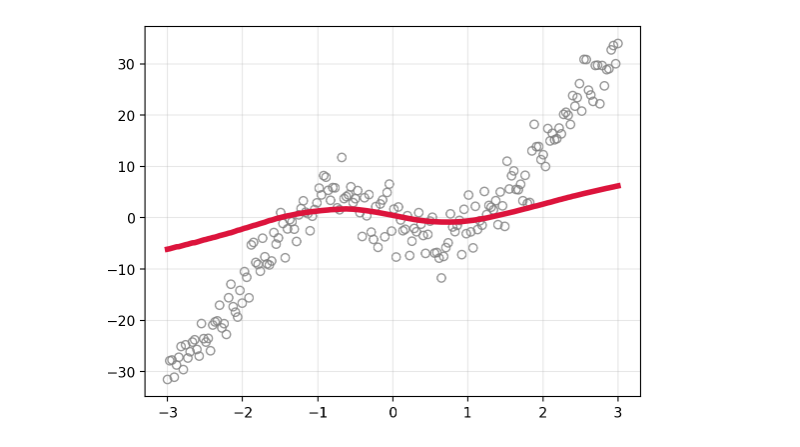
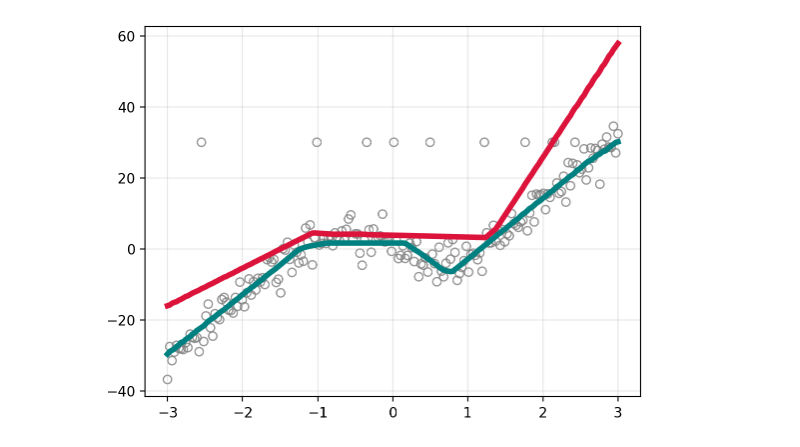
Before and after one commit to gerdm/weighted-likelihood-filter, a Jupyter notebook: experiments/online-mlp-training.ipynb, the cells around one changed output. Saved outputs shown, nothing was run; the diff lists cells and outputs as text; code cells hidden in the pictures.

Commit message:
feat: online-mlp-training
Add RobustEKF v.s. EKF comparison

```diff
--- a/experiments/online-mlp-training.ipynb
+++ b/experiments/online-mlp-training.ipynb
@@ -13,11 +13,14 @@ def f(x):
 
 
 def sample_observations(key, f, n_obs, xmin, xmax, x_noise=0.1, y_noise=3.0):
-    key_x, key_y, key_shuffle = jax.random.split(key, 3)
+    key_x, key_y, key_shuffle, key_corrupted = jax.random.split(key, 4)
+    is_corrupted = jax.random.bernoulli(key_corrupted, p=0.05, shape=(n_obs,))
+
     x_noise = jax.random.normal(key_x, (n_obs,)) * x_noise
     y_noise = jax.random.normal(key_y, (n_obs,)) * y_noise
     x = jnp.linspace(xmin, xmax, n_obs) + x_noise
     y = f(x) + y_noise
+    y = y * (1 - is_corrupted) + 30 * is_corrupted
 
     X = jnp.c_[x, y]
     shuffled_ixs = jax.random.permutation(key_shuffle, jnp.arange(n_obs))
@@ -42,11 +45,11 @@ class MLP(nn.Module):
     @nn.compact
     def __call__(self, x):
         x = nn.Dense(6)(x)
-        x = nn.elu(x)
+        x = nn.relu(x)
         x = nn.Dense(6)(x)
-        x = nn.elu(x)
+        x = nn.relu(x)
         x = nn.Dense(6)(x)
-        x = nn.elu(x)
+        x = nn.relu(x)
         x = nn.Dense(1)(x)
         return x
 model = MLP()
@@ -85,6 +63,32 @@ yhat_ekf = agent_ekf.vobs_fn(bel_ekf.mean, xtest[:, None]).ravel()
+# %%
+# agent_ekf = gf.GaussianFilter(
+#     model.apply, dynamics_covariance=1e-4, variance=1.0
+
+# )
+
+agent_ekf = gf.ExtendedKalmanFilter(
+    latent_fn, model.apply, dynamics_covariance=1e-4, observation_covariance=1.0 * jnp.eye(1)
+
+)
+
+bel_init = agent_ekf.init_bel(params_init, cov=1.0)
+bel_ekf, hist_bel_ekf = agent_ekf.scan(bel_init, y, x[:, None], callbacks.get_updated_bel)
+yhat_ekf = agent_ekf.vobs_fn(bel_ekf.mean, xtest[:, None]).ravel()
+# %%
+agent_rekf = rfilter.ExtendedRobustKalmanFilter(
+    latent_fn, model.apply, dynamics_covariance=1e-4, prior_observation_covariance=1.0* jnp.eye(1),
+    noise_scaling=1.0,
+    n_inner=5
+)
+
+
+bel_init = agent_rekf.init_bel(params_init, cov=1.0)
+bel_rekf, hist_bel_rekf = agent_rekf.scan(bel_init, y, x[:, None], callbacks.get_updated_bel)
+yhat_rekf = agent_rekf.vobs_fn(bel_rekf.mean, xtest[:, None]).ravel()
 # %%
 plt.scatter(x, y, edgecolors="tab:gray", c="none", alpha=0.8)
 plt.plot(xtest, yhat_ekf, c="crimson", linewidth=4, label="EKF")
+plt.plot(xtest, yhat_rekf, c="teal", linewidth=4, label="Robust EKF")
 plt.grid(alpha=0.3)
 # %% [output]
-[figure, old version]
+[figure, new version]
```
Also changed, not shown: parts of 2 cells of this notebook.
